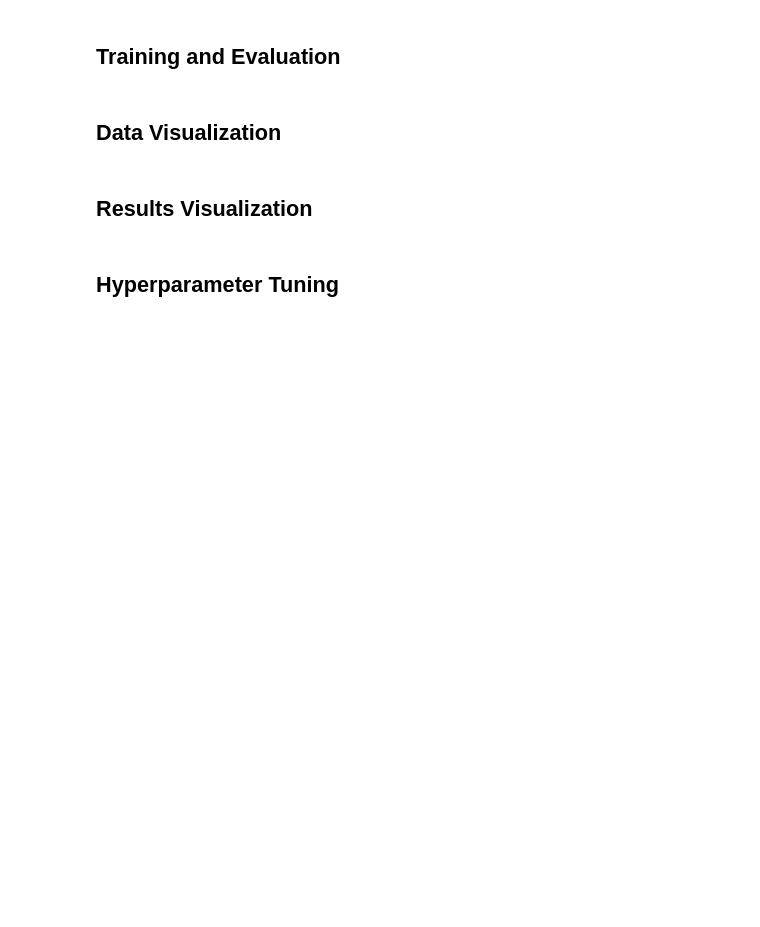
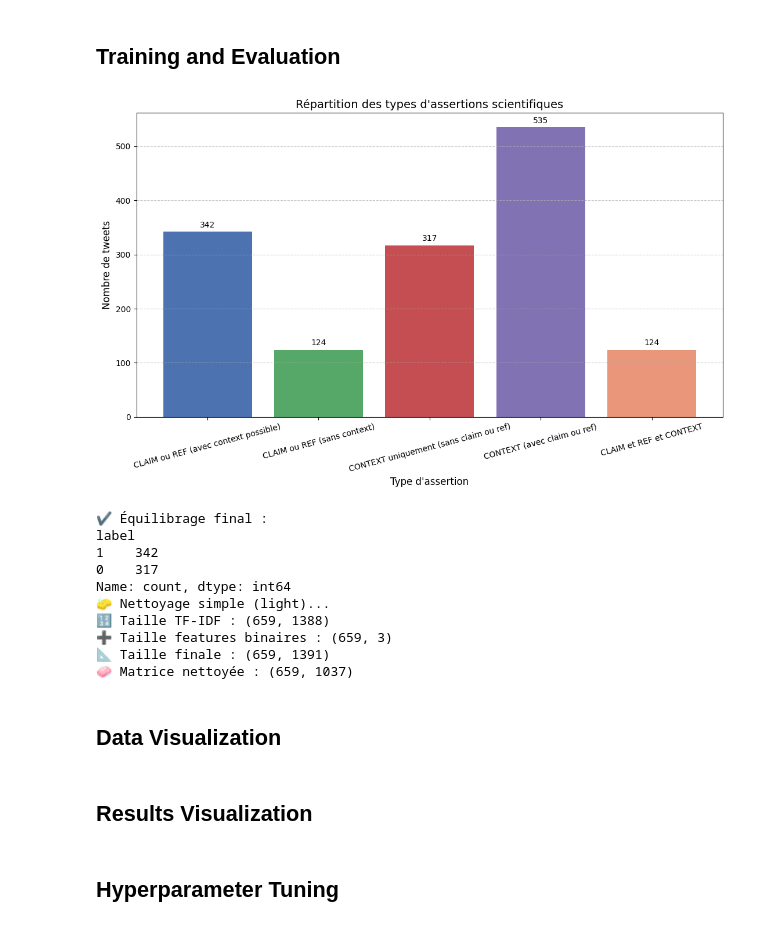
Before and after one commit to NinaShine/Machine_learning, a Jupyter notebook: Projet/pipeline_task2.ipynb, the cells around one changed output. Saved outputs shown, nothing was run; the diff lists cells and outputs as text; code cells hidden in the pictures; blank space fills up the shorter version.

Commit message:
modif pipeline finale

```diff
--- a/Projet/pipeline_task2.ipynb
+++ b/Projet/pipeline_task2.ipynb
@@ -443,19 +490,31 @@ pipeline = ModelPipeline()
 # %%
 
 df_sci = pipeline.analyze_data(df)
 
 df_sci = pipeline.create_label(df_sci)
 
 df_sci, text_column = pipeline.preprocess_data(df_sci, use_advanced_cleaning=False)
 
 X_tfidf, X_full, vect = pipeline.vectorize_text(df_sci, use_cleaned=False)
 
 X, _ = pipeline.extract_cleaned_features(X_tfidf, vect)
 
 y = df_sci["label"]
 results_df = pipeline.evaluate_models(X, y)
 
-pipeline.save_best_model()
+#pipeline.save_best_model()
+# %% [output]
+[figure, added]
+✔️ Équilibrage final :
+label
+1    342
+0    317
+Name: count, dtype: int64
+🧽 Nettoyage simple (light)...
+🔢 Taille TF-IDF : (659, 1388)
+➕ Taille features binaires : (659, 3)
+📐 Taille finale : (659, 1391)
+🧼 Matrice nettoyée : (659, 1037)
 # %%
 
 df_sci = pipeline.analyze_data(df)
```
Also changed, not shown: parts of 3 cells of this notebook.
